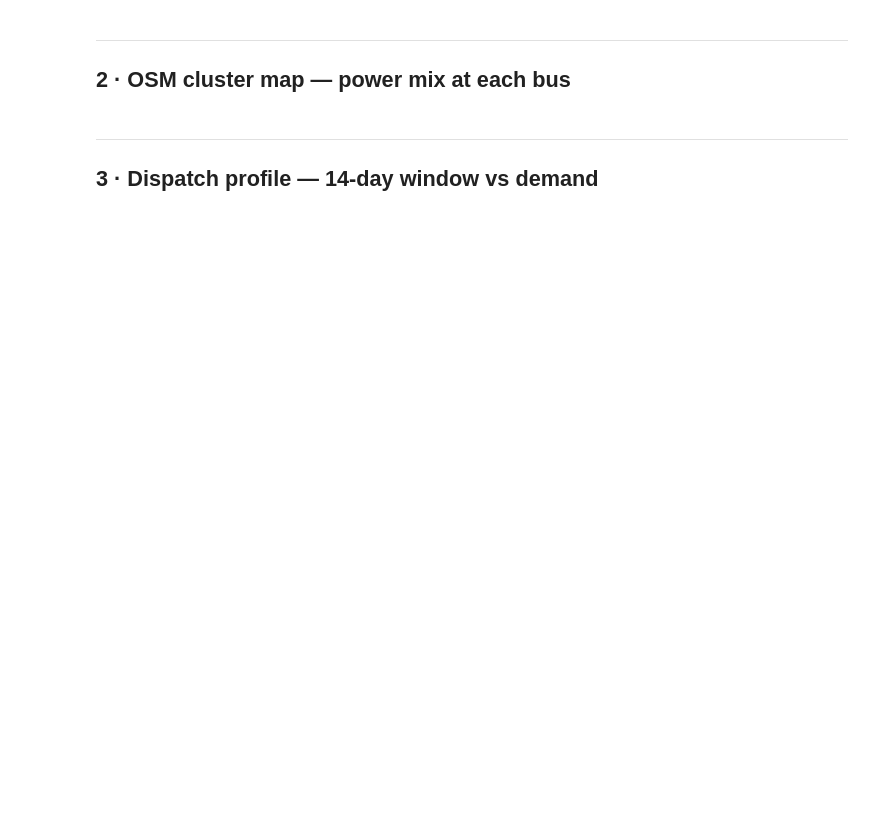
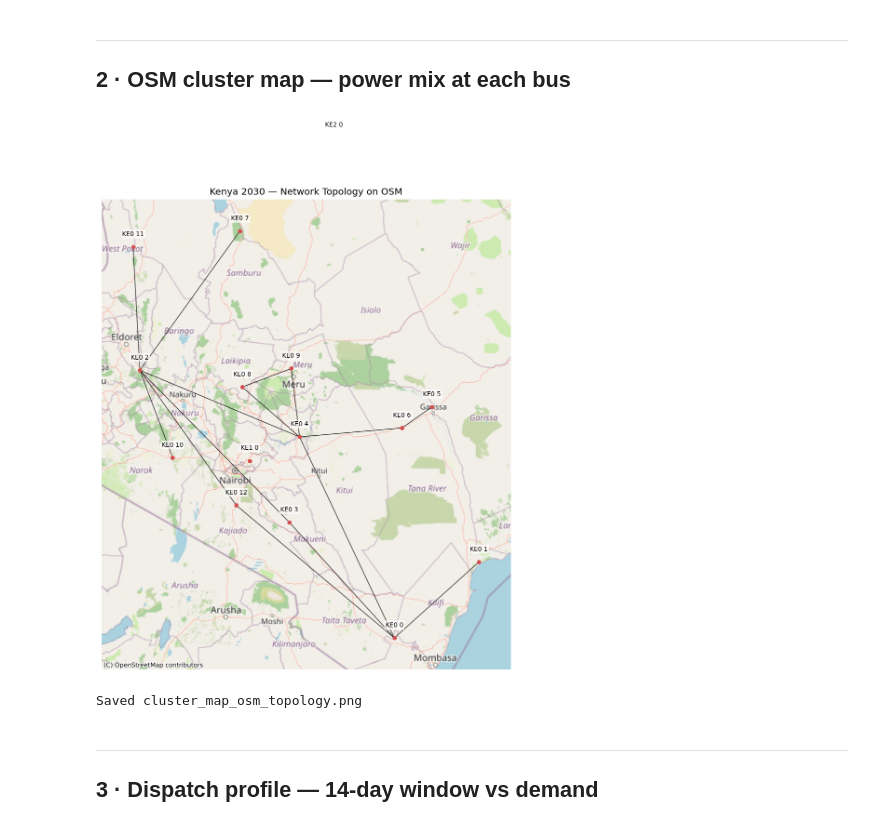
Before and after one commit to DevSingal/PyPSA-earth_Kenya, a Jupyter notebook: kenya_results_analysis.ipynb, the cells around one changed output. Saved outputs shown, nothing was run; the diff lists cells and outputs as text; code cells hidden in the pictures; blank space fills up the shorter version.

```diff
--- a/kenya_results_analysis.ipynb
+++ b/kenya_results_analysis.ipynb
@@ -9,6 +9,7 @@ import numpy as np
 import matplotlib.pyplot as plt
 import matplotlib.patches as mpatches
 import geopandas as gpd
+import contextily as ctx
 import json, warnings
 from importlib.metadata import version
 from shapely.geometry import Point, LineString
@@ -19,7 +20,7 @@ warnings.filterwarnings('ignore')
 plt.rcParams.update({'figure.dpi': 120, 'font.size': 10})
 
 # ▶ Update this path to your solved network file
-NETWORK_PATH = "results/2030_scenenario/networks/elec_s_15_ec_lcopt_CCL-Co2L0.5-3h.nc"
+NETWORK_PATH = "results/2030_scenenario/networks/elec_s_15_ec_lcopt_Co2L0.5-3h.nc"
 
 n = pypsa.Network(NETWORK_PATH)
 print(f"Loaded: {NETWORK_PATH}")
@@ -171,3 +116,66 @@ print("Saved cluster_map.png")
+# %%
+import geopandas as gpd
+import matplotlib.pyplot as plt
+from shapely.geometry import LineString
+import contextily as ctx
+# Assuming 'n' is already defined in your environment
+
+# Build GeoDataFrames in WGS84 and convert to Web Mercator for contextily
+buses_wgs = gpd.GeoDataFrame(
+    n.buses.copy(),
+    geometry=gpd.points_from_xy(n.buses.x, n.buses.y),
+    crs='EPSG:4326'
+)
+lines_wgs = gpd.GeoDataFrame(
+    n.lines.copy(),
+    geometry=n.lines.apply(
+        lambda row: LineString([
+            (n.buses.loc[row.bus0].x, n.buses.loc[row.bus0].y),
+            (n.buses.loc[row.bus1].x, n.buses.loc[row.bus1].y)
+        ]), axis=1
+    ),
+    crs='EPSG:4326'
+)
+
+# Convert coordinates to Web Mercator (EPSG:3857) to align with contextily basemaps
+buses = buses_wgs.to_crs(epsg=3857)
+lines = lines_wgs.to_crs(epsg=3857)
+
+# --- figure setup ---
+fig, ax = plt.subplots(figsize=(9, 10))
+ax.set_facecolor('#e8f4f8')
+
+# Plot lines connecting the buses
+lines.plot(ax=ax, color='black', linewidth=1.0, alpha=0.7, zorder=1)
+
+# Plot buses as simple points
+buses.plot(ax=ax, color='#d35050', markersize=20, zorder=2)
+
+# Add OSM basemap
+ctx.add_basemap(ax, source=ctx.providers.OpenStreetMap.Mapnik, crs=buses.crs.to_string())
+
+# Add bus names as labels
+for bus_id, row in buses.iterrows():
+    ax.text(row.geometry.x, row.geometry.y + 15000, bus_id,
+            ha='center', va='bottom', fontsize=8, zorder=3,
+            bbox=dict(facecolor='white', alpha=0.7, edgecolor='none', pad=1.5)) # Semi-transparent background for readability
+
+# Adjust view limits with padding
+xmin, ymin, xmax, ymax = lines.total_bounds
+pad = 50000
+ax.set_xlim(xmin - pad, xmax + pad)
+ax.set_ylim(ymin - pad, ymax + pad)
+
+ax.set_title('Kenya 2030 — Network Topology on OSM', fontsize=12)
+ax.set_axis_off()
+
+plt.tight_layout()
+plt.savefig('cluster_map_osm_topology.png', bbox_inches='tight', dpi=150)
+plt.show()
+print("Saved cluster_map_osm_topology.png")
+# %% [output]
+[figure, added]
+Saved cluster_map_osm_topology.png
 # %% [markdown]
 ---
 ## 3 · Dispatch profile — 14-day window vs demand
```
Also changed, not shown: parts of 9 cells of this notebook, 40 other files.
